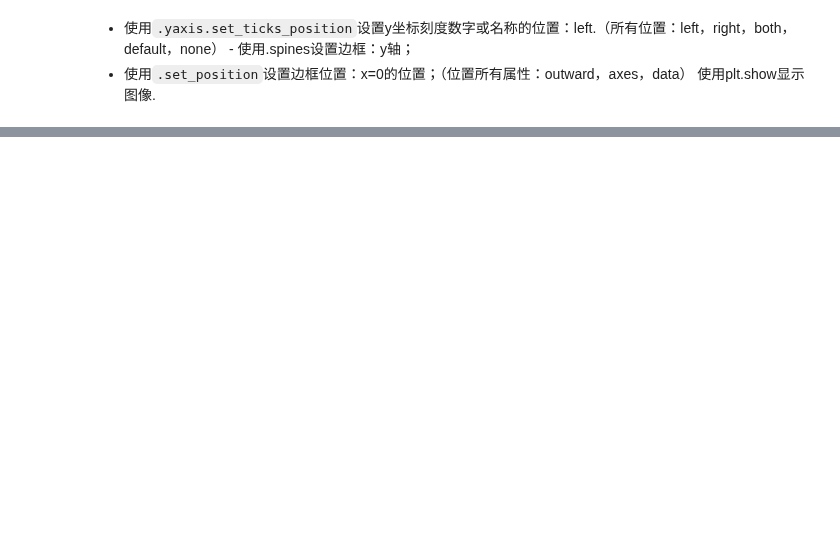
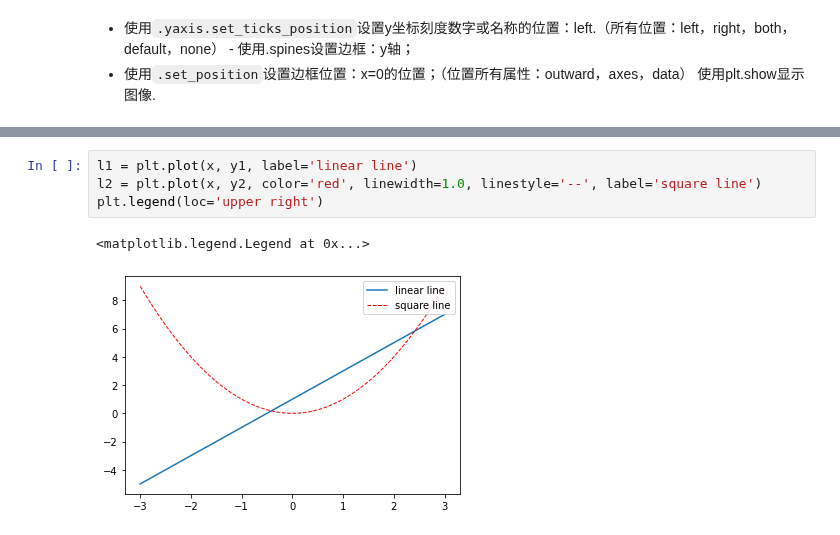
Before and after one commit to Jamie33/learngit, a Jupyter notebook: DataVisualization/matplotlib_learning.ipynb, the cells around one changed output, grey strips where cells are left out. Drawn from its saved outputs; the diff is of its cells as text; blank space fills up the shorter version.

```diff
--- a/DataVisualization/matplotlib_learning.ipynb
+++ b/DataVisualization/matplotlib_learning.ipynb
@@ -198,0 +255,7 @@ TypeError: 'numpy.ndarray' object is not callable
+# %%
+l1 = plt.plot(x, y1, label='linear line')
+l2 = plt.plot(x, y2, color='red', linewidth=1.0, linestyle='--', label='square line')
+plt.legend(loc='upper right')
+# %% [output]
+<matplotlib.legend.Legend at 0x...>
+[figure, added]
```
Also changed, not shown: parts of 29 cells of this notebook.
